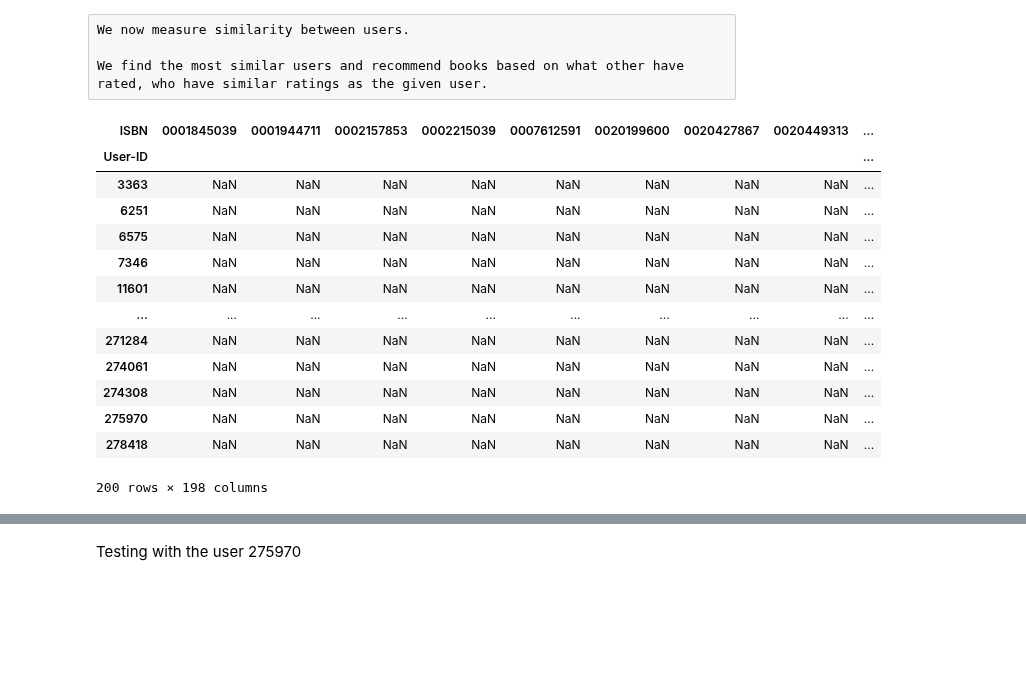
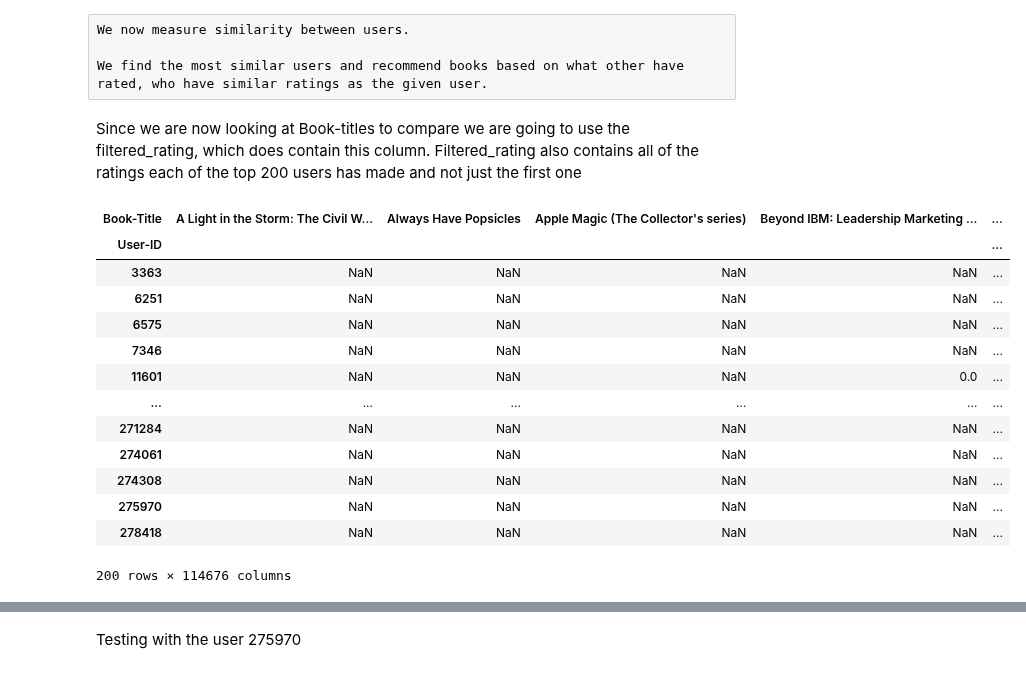
Before and after one commit to victorwp288/Data_-_things, a Jupyter notebook: 10.Recommender Sys.ipynb, the cells around one changed output, grey strips where cells are left out. Saved outputs shown, nothing was run; the diff lists cells and outputs as text; code cells hidden in the pictures; blank space fills up the shorter version.

```diff
--- a/10.Recommender Sys.ipynb
+++ b/10.Recommender Sys.ipynb
@@ -368,8 +370,7 @@ Now we have a count for every user, however the same user will still appear mult
 # %%
-# Now drop duplicate User-IDs, keeping only the first row per user
-filtered_rating = df_sorted.drop_duplicates(subset="User-ID")
-filtered_rating = filtered_rating.head(200)
-filtered_rating
+filtered_rating_unique = df_sorted.drop_duplicates(subset="User-ID")
+filtered_rating_unique = filtered_rating_unique.head(200)
+filtered_rating_unique
 # %% [output]
 |  | User-ID | ISBN | Book-Rating | Book-Title | Book-Rating-Count |
 | 39823 | 11676 | 0001944711 | 6 | Count Duckula: Vampire Vacation | 11144 |
@@ -384,3 +385,7 @@ filtered_rating
 | 484338 | 129716 | 0062509594 | 10 | Essential Rumi | 624 |
 | 205551 | 53174 | 006000925X | 0 | Daisy's Back in Town | 623 |
 200 rows × 5 columns
+# %%
+filtered_rating = df_sorted[df_sorted["User-ID"].isin(filtered_rating_unique["User-ID"])]
+
+filtered_rating
@@ -391,25 +431,27 @@ filtered_rating
 We now measure similarity between users.
 
 We find the most similar users and recommend books based on what other have rated, who have similar ratings as the given user.
+# %% [markdown]
+Since we are now looking at Book-titles to compare we are going to use the filtered_rating, which does contain this column. Filtered_rating also contains all of the ratings each of the top 200 users has made and not just the first one
 # %%
 user_book_df = filtered_rating.pivot_table(
     index='User-ID',
-    columns='ISBN',
+    columns='Book-Title',
     values='Book-Rating'
 )
 user_book_df
 # %% [output]
-| ISBN | 0001845039 | 0001944711 | 0002157853 | 0002215039 | 0007612591 | 0020199600 | 0020427867 | 0020449313 | ... |
-| User-ID |  |  |  |  |  |  |  |  | ... |
-| 3363 | NaN | NaN | NaN | NaN | NaN | NaN | NaN | NaN | ... |
-| 6251 | NaN | NaN | NaN | NaN | NaN | NaN | NaN | NaN | ... |
-| 6575 | NaN | NaN | NaN | NaN | NaN | NaN | NaN | NaN | ... |
-| 7346 | NaN | NaN | NaN | NaN | NaN | NaN | NaN | NaN | ... |
-| 11601 | NaN | NaN | NaN | NaN | NaN | NaN | NaN | NaN | ... |
-| ... | ... | ... | ... | ... | ... | ... | ... | ... | ... |
-| 271284 | NaN | NaN | NaN | NaN | NaN | NaN | NaN | NaN | ... |
-| 274061 | NaN | NaN | NaN | NaN | NaN | NaN | NaN | NaN | ... |
-| 274308 | NaN | NaN | NaN | NaN | NaN | NaN | NaN | NaN | ... |
-| 275970 | NaN | NaN | NaN | NaN | NaN | NaN | NaN | NaN | ... |
-| 278418 | NaN | NaN | NaN | NaN | NaN | NaN | NaN | NaN | ... |
+| Book-Title | A Light in the Storm: The Civil W... | Always Have Popsicles | Apple Magic (The Collector's series) | Beyond IBM: Leadership Marketing ... | ... |
+| User-ID |  |  |  |  | ... |
+| 3363 | NaN | NaN | NaN | NaN | ... |
+| 6251 | NaN | NaN | NaN | NaN | ... |
+| 6575 | NaN | NaN | NaN | NaN | ... |
+| 7346 | NaN | NaN | NaN | NaN | ... |
+| 11601 | NaN | NaN | NaN | 0.0 | ... |
+| ... | ... | ... | ... | ... | ... |
+| 271284 | NaN | NaN | NaN | NaN | ... |
+| 274061 | NaN | NaN | NaN | NaN | ... |
+| 274308 | NaN | NaN | NaN | NaN | ... |
+| 275970 | NaN | NaN | NaN | NaN | ... |
+| 278418 | NaN | NaN | NaN | NaN | ... |
-200 rows × 198 columns
+200 rows × 114676 columns
```
Also changed, not shown: parts of 10 cells of this notebook, 1 other file.
